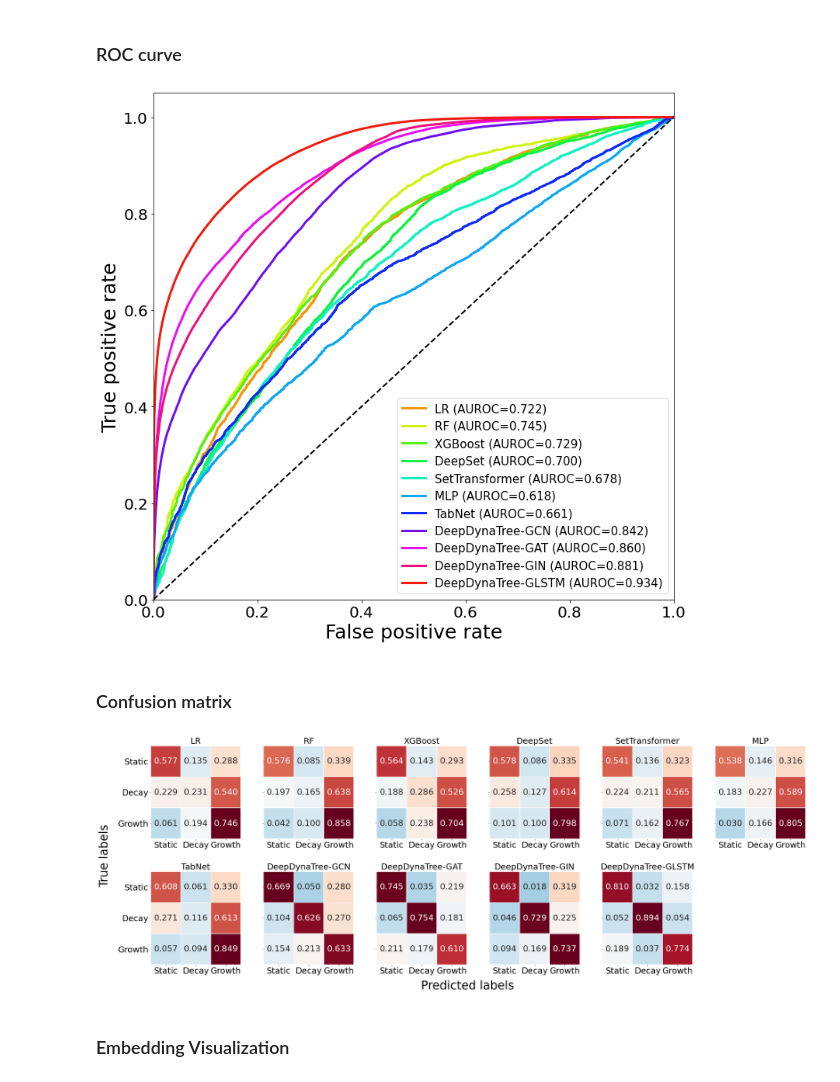
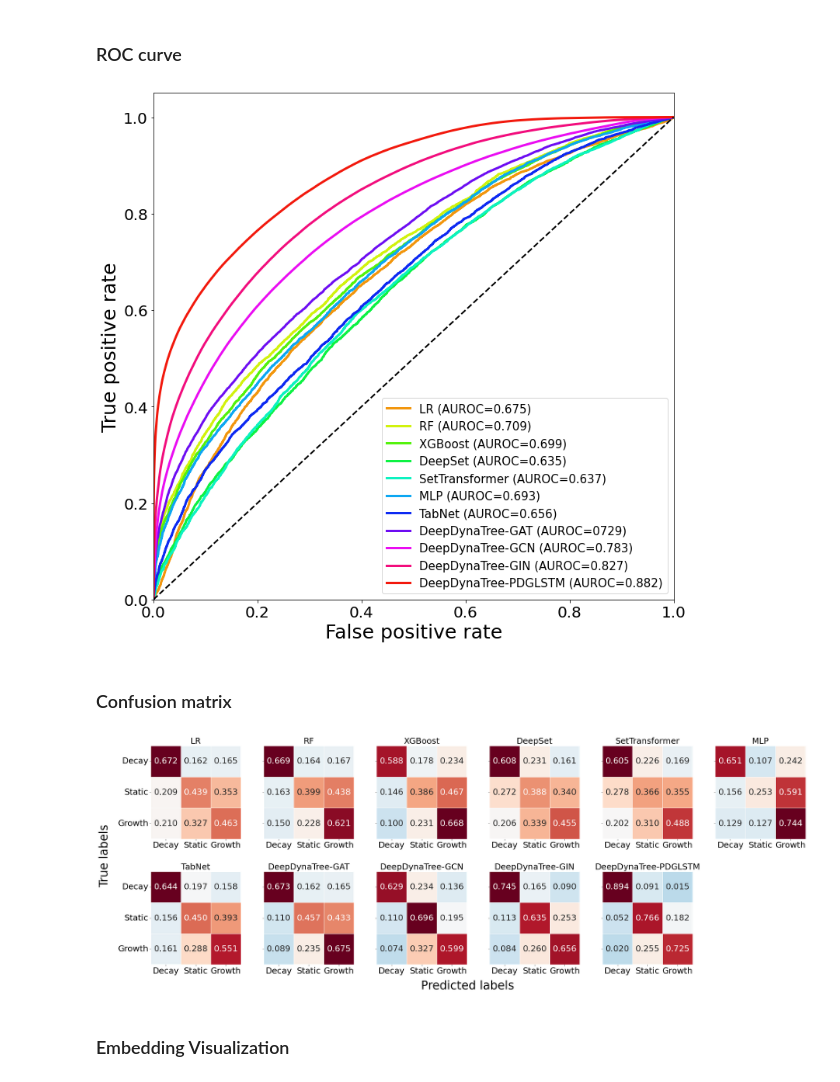
Before and after one commit to salemilab/DeepDynaTree, a Jupyter notebook: models/post_aly_all.ipynb, the cells around one changed output. Cells and saved outputs as stored; diff of their text form; code cells hidden in the pictures.

```diff
--- a/models/post_aly_all.ipynb
+++ b/models/post_aly_all.ipynb
@@ -33,8 +33,8 @@ for item in feat_col:
     else:
         feat_col1.append(item)
 # %%
-Models = ['LR','RF','XGBoost','DeepSet','SetTransformer','MLP','TabNet','DeepDynaTree-GCN','DeepDynaTree-GAT','DeepDynaTree-GIN','DeepDynaTree-GLSTM']
-model_file = ['lr','rf','xgb','deepset','transet','mlp','tabnet','gcn','gat','gin','pdglstm']
+Models = ['LR','RF','XGBoost','DeepSet','SetTransformer','MLP','TabNet','DeepDynaTree-GAT','DeepDynaTree-GCN','DeepDynaTree-GIN','DeepDynaTree-PDGLSTM']
+model_file = ['lr','rf','xgb','deepset','transet','mlp','tabnet','gat','gcn','gin','pdglstm']
 # %% [markdown]
 ### Permutation Importance
 # %%
@@ -46,7 +46,7 @@ j = 0
 for model in model_file:
     print(model)
     i += 1
-    with open(f"../test/{model}50/None-test.csv") as f:
+    with open(f"/mnt/data2/chaoyue/result/ddt/test/{model}50/None-test.csv") as f:
         r = csv.reader(f)
         for row in r:
             if model in ['lr','rf','xgb']:
@@ -62,7 +62,7 @@ for model in model_file:
     for feat in feat_col:
         title = [feat_col1[k],Models[i]]
         k += 1
-        with open(f"../test/{model}50/{feat}-test.csv") as f:
+        with open(f"/mnt/data2/chaoyue/result/ddt/test/{model}50/{feat}-test.csv") as f:
             r = csv.reader(f)
             for row in r:
                 if model in ['lr','rf','xgb']:
@@ -74,6 +74,7 @@ for model in model_file:
                         record = np.array(row[1:7]+row[9:-2])
                 record = record.astype(float)
                 record = title+list(abs(record-ref)/ref[1])
+                #record = title+list(abs(record-ref))
                 pmt_df.loc[j] = record
                 j += 1
 # %% [output]
@@ -207,7 +237,7 @@ i = 0
 #colors = cycle(['tab:blue','tab:orange', 'tab:green', 'tab:red', 'tab:purple', 'tab:brown', 'tab:pink', 'tab:grey'])
 my_cmap = sns.hls_palette(11, h=.1, l=.5, s=.9)
 for model,color in zip(model_file,my_cmap):
-    roc = pd.read_csv(f"../test/ROC/roc_{model}.csv")
+    roc = pd.read_csv(f"/mnt/data2/chaoyue/result/ddt/test/ROC/roc_{model}.csv")
     fpr = roc["fpr"]
     tpr = roc["tpr"]
     if model == 'glstm':
@@ -230,44 +260,50 @@ plt.legend(loc="lower right",fontsize=15)
 plt.show()
 fig2.savefig('../paper/whole_roc.svg',dpi=600,format='svg')
 # %% [output]
-[figure, old version]
+[figure, new version]
 # %% [markdown]
 ### Confusion matrix
 # %%
-labels = ['Static','Decay','Growth']
-cm_Models = ['LR','RF','XGBoost','DeepSet','SetTransformer','MLP','TabNet','DeepDynaTree-GCN','DeepDynaTree-GAT','DeepDynaTree-GIN','DeepDynaTree-GLSTM']
-cm_model_file = ['lr','rf','xgb','deepset','transet','mlp','tabnet','gcn','gat','gin','pdglstm']
+labels = ['Decay','Static','Growth']
+cm_Models = ['LR','RF','XGBoost','DeepSet','SetTransformer','MLP','TabNet','DeepDynaTree-GAT','DeepDynaTree-GCN','DeepDynaTree-GIN','DeepDynaTree-PDGLSTM']
+cm_model_file = ['lr','rf','xgb','deepset','transet','mlp','tabnet','gat','gcn','gin','pdglstm']
 # %%
 from sklearn.metrics import confusion_matrix
 i=0
 rdgn = sns.diverging_palette(h_neg=110, h_pos=10, s=99, l=55, sep=3, as_cmap=True)
 fig3, ax = plt.subplots(2,6, sharex=False, sharey=True,figsize=(35,12))
 ax[-1, -1].axis('off')
 plt.rcParams.update({'font.size': 25})
 for model,(i,axi) in zip(cm_model_file,enumerate(ax.flat)):
-    cm = pd.read_csv(f"../test/cm/cm_{model}.csv")
+    cm = pd.read_csv(f"/mnt/data2/chaoyue/result/ddt/test/cm/cm_{model}.csv")
+    cm.loc[cm['true']==0,'true'] = 111
+    cm.loc[cm['true']==1,'true'] = 0
+    cm.loc[cm['true']==111,'true'] = 1
+    cm.loc[cm['predict']==0,'predict'] = 111
+    cm.loc[cm['predict']==1,'predict'] = 0
+    cm.loc[cm['predict']==111,'predict'] = 1
     y_test_arr = cm["true"]
     y_test_pred = cm["predict"]
     conf_mat = confusion_matrix(y_test_arr, y_test_pred, normalize="true")
 
     sns.heatmap(conf_mat, center=0.2,annot=True, fmt=".3f", linewidths=.5, cmap='RdBu_r', ax=axi, cbar=False,annot_kws={"fontsize":25})
 
 
     axi.set_xticklabels(labels, fontsize=25)
     axi.set_yticklabels(labels, fontsize=25)
     plt.setp(axi.get_yticklabels(), rotation=0, ha="right",
              rotation_mode="anchor")
     axi.set_title(cm_Models[i],fontsize=25)
     # Rotate the tick labels and set their alignment.
 fig3.text(0.07,0.4,'True labels', ha='center',fontsize=35,rotation=90)
 
 #ax[4].set_xlabel('Predicted labels', fontsize=25)
 fig3.text(0.5,0.04,'Predicted labels', ha='center',fontsize=35)
 plt.subplots_adjust(wspace =.25, hspace =.35)
 fig3.savefig('../paper/whole_cm.svg',dpi=600, bbox_inches='tight', pad_inches=1, format='svg')
 plt.show()
 # %% [output]
-[figure, old version]
+[figure, new version]
 # %% [markdown]
 ### Embedding Visualization
 # %%
```
Also changed, not shown: parts of 22 cells of this notebook, 21 other files.
